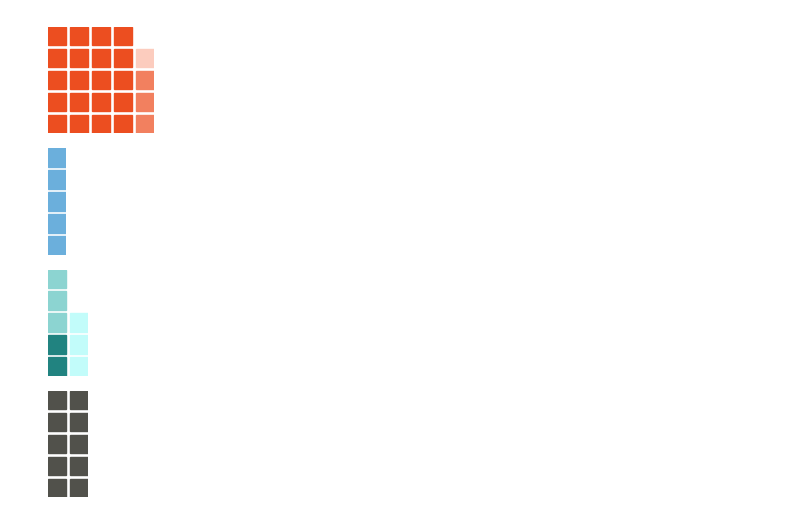
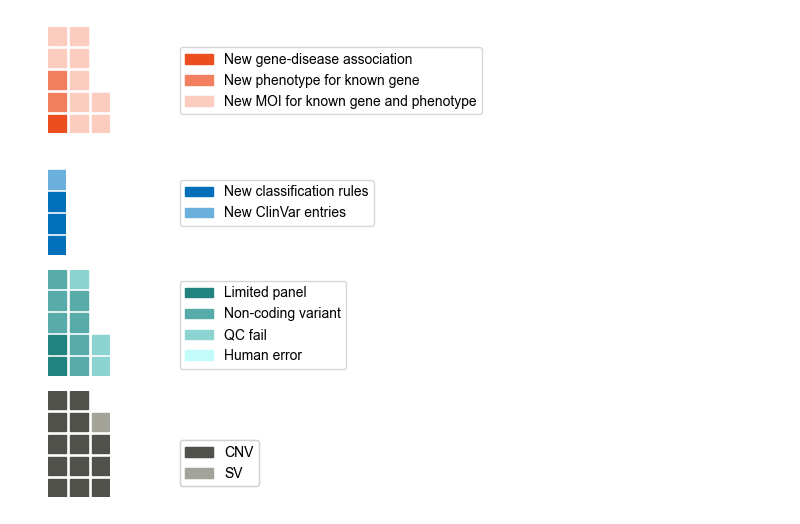
Before and after one commit to populationgenomics/talos_manuscript, a Jupyter notebook: Analyses/Jupyter_notebooks/Figure4_panel2.ipynb, the cells around one changed output. Drawn from its saved outputs; the diff is of its cells as text; code cells hidden in the pictures.

```diff
--- a/Analyses/Jupyter_notebooks/Figure4_panel2.ipynb
+++ b/Analyses/Jupyter_notebooks/Figure4_panel2.ipynb
@@ -144,9 +220,13 @@ from matplotlib.colors import LinearSegmentedColormap
 import matplotlib.patches as mpatches
 from pywaffle import Waffle
 
-data_r = pd.read_csv('../../Data/Fig4/Fig4_panel2_Data01_NDD.csv', header=0, index_col=0)
-data= data_r.T
-solve_data = data.sum(axis='columns').to_dict()
+# Read the CSV file into a DataFrame
+data = pd.read_csv('../../Data/Fig4/Talos_solves_VCGS-prospective.csv', header=0, index_col=[1, 0], usecols=range(1, 7))
+
+# Combine duplicate rows by summing their values
+# This is needed because the data breaks out some additional categories that we are not interested in
+data_combined = data.groupby(level=[0, 1]).sum()
+
 
 colors_list = ['#EC4E20',
         '#F2805F',
@@ -160,37 +240,55 @@ colors_list = ['#EC4E20',
         '#51514B',
         '#A3A39A']
 
 #print([f"{k} ({v})" for k, v in data['New association'].items()][0:3])
 
 fig = plt.figure(
     FigureClass=Waffle,
     plots={
         411: {
-            'values': data['Gene-disease associations'],
+            'values': data_combined.loc[('Gene-disease Associations'),'Renal'],
+            'colors': colors_list[0:3],
             #'title': {'label': 'Gene-disease associations', 'loc': 'left', 'fontsize': 12}
         },
         412: {
-            'values': data['Variant reclassifications'],
+            'values': data_combined.loc[('Variant Reclassifications'),'Renal'],
+            'colors': colors_list[3:5],
             #'title': {'label': 'Variant reclassifications', 'loc': 'left', 'fontsize': 12}
         },
         413: {
-            'values': data['Missed in original analysis'],
+            'values': data_combined.loc[('Missed in Manual Analysis'),'Renal'],
+            'colors': colors_list[5:9],
             #'title': {'label': 'Missed in original analysis', 'loc': 'left', 'fontsize': 12}
         },
         414: {
-            'values': data['CNV/SV'],
+            'values': data_combined.loc[('CNV/SV'),'Renal'],
+            'colors': colors_list[9:12],
             #'title': {'label': 'CNV/SV', 'loc': 'left', 'fontsize': 12}
         },
     },
     rows=5,
-    colors=colors_list,
+    #colors=colors_list,
     rounding_rule='ceil',
     figsize=(5, 5)
 )
 
 import matplotlib.patches as mpatches
 import matplotlib.pyplot as plt
 
-fig.savefig('../../Figures/Fig4/Fig4_panel2_NDD.png')
+patches = []
+for x in range(len(solve_data)):
+    patches.append(mpatches.Patch(color=colors_list[x], label=list(solve_data.keys())[x]))
+plt.legend(handles=patches, bbox_to_anchor=(3,2), loc="lower left")
+
+legend1 = plt.legend(handles=patches[0:3], bbox_to_anchor=(2,4.3), loc="upper left")
+legend2 = plt.legend(handles=patches[3:5], bbox_to_anchor=(2,3.05), loc="upper left")
+legend3 = plt.legend(handles=patches[5:9], bbox_to_anchor=(2,2.1), loc="upper left")
+legend4 = plt.legend(handles=patches[9:11], bbox_to_anchor=(2,0.6), loc="upper left")
+fig.add_artist(legend1)
+fig.add_artist(legend2)
+fig.add_artist(legend3)
+fig.add_artist(legend4)
+
+fig.savefig('../../Figures/Fig4/Fig4_panel2_Renal.png')
 # %% [output]
-[figure, old version]
+[figure, new version]
```
Also changed, not shown: parts of 5 cells of this notebook, 9 other files.
